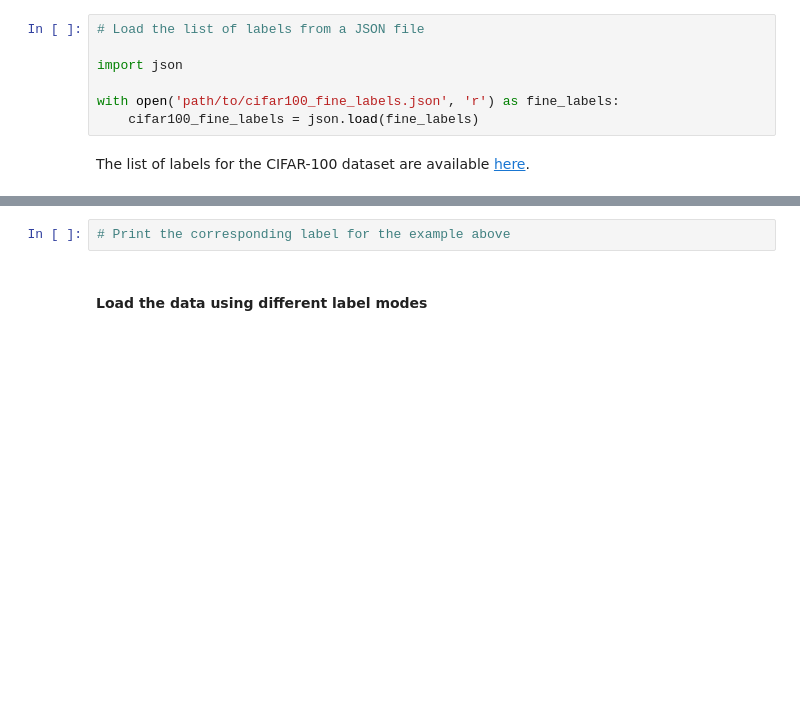
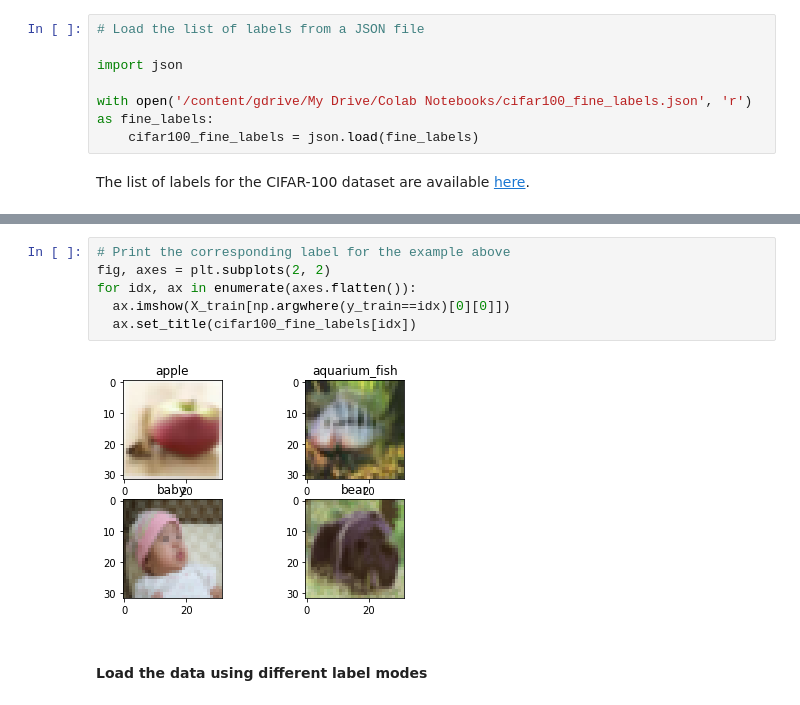
Before and after one commit to ChenHaoHere/Customising-your-models-with-TensorFlow-2-, a Jupyter notebook: tf.data.dataset.ipynb, the cells around one changed output, grey strips where cells are left out. Saved outputs shown, nothing was run; the diff lists cells and outputs as text; blank space fills up the shorter version.

```diff
--- a/tf.data.dataset.ipynb
+++ b/tf.data.dataset.ipynb
@@ -57,7 +84,7 @@ drive.mount('/content/gdrive')
 
 import json
 
-with open('path/to/cifar100_fine_labels.json', 'r') as fine_labels:
+with open('/content/gdrive/My Drive/Colab Notebooks/cifar100_fine_labels.json', 'r') as fine_labels:
     cifar100_fine_labels = json.load(fine_labels)
 # %% [markdown]
 The list of labels for the CIFAR-100 dataset are available [here](https://www.cs.toronto.edu/~kriz/cifar.html).
@@ -66,5 +113,11 @@ The list of labels for the CIFAR-100 dataset are available [here](https://www.cs
-# %%
-# Print the corresponding label for the example above
+# %%
+# Print the corresponding label for the example above
+fig, axes = plt.subplots(2, 2)
+for idx, ax in enumerate(axes.flatten()):
+  ax.imshow(X_train[np.argwhere(y_train==idx)[0][0]])
+  ax.set_title(cifar100_fine_labels[idx])
+# %% [output]
+[figure, added]
 # %% [markdown]
 #### Load the data using different label modes
 # %%
```
Also changed, not shown: parts of 28 cells of this notebook.
